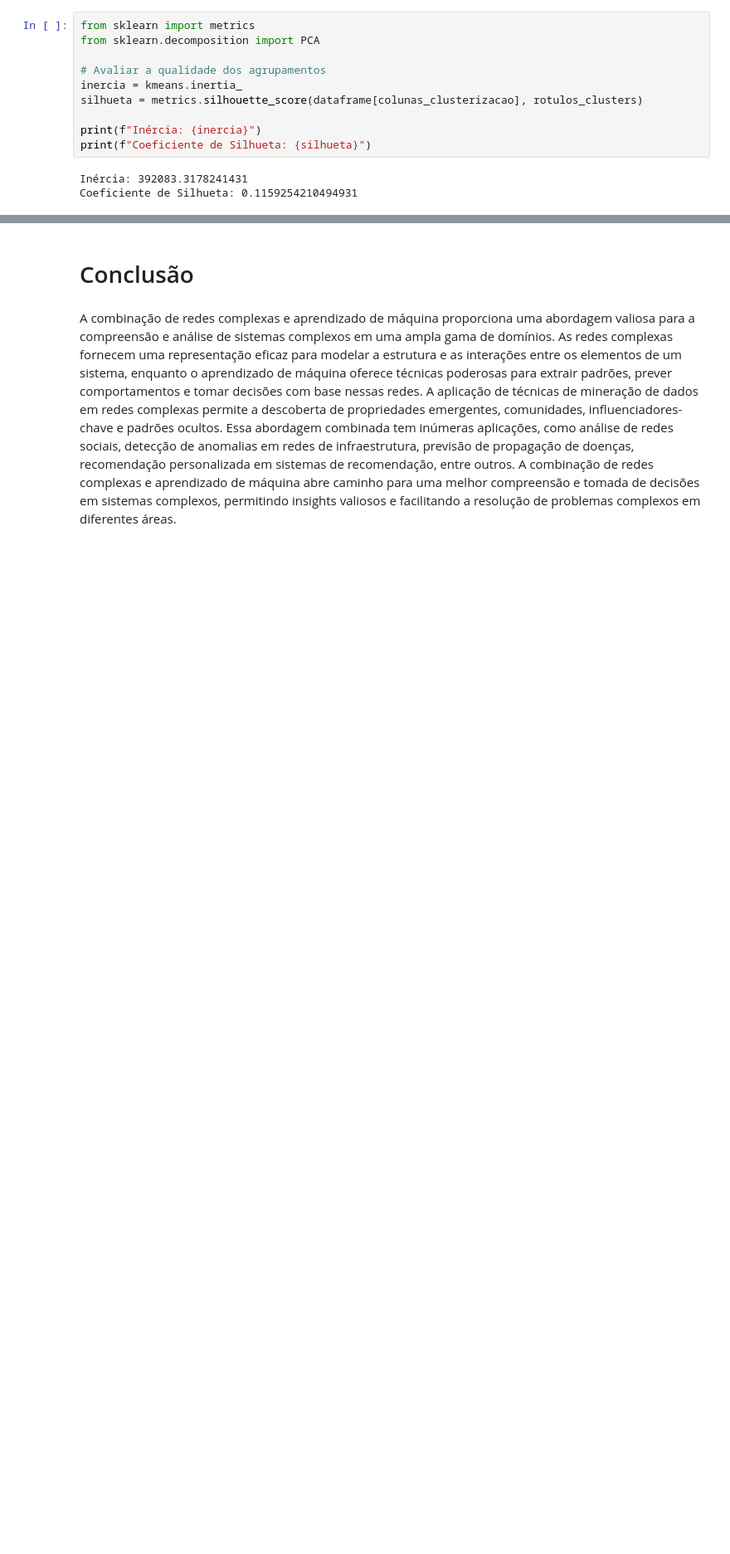
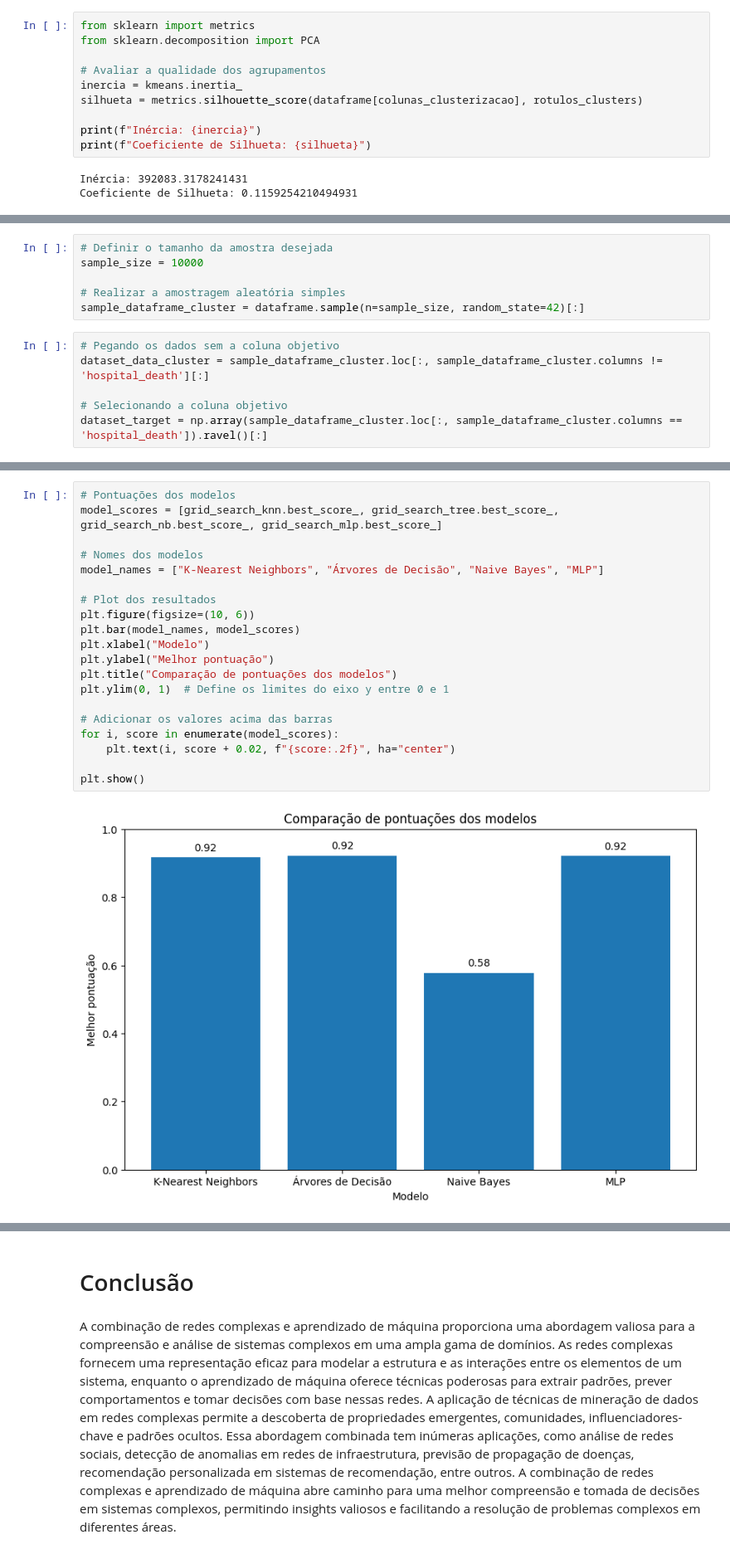
Before and after one commit to ivpinheiro/SME0130-RedesComplexas, a Jupyter notebook: Projeto_Final_Redes_Complexas.ipynb, the cells around one changed output, grey strips where cells are left out. Shown at 83% size. Cells and saved outputs as stored; diff of their text form; blank space fills up the shorter version.

```diff
--- a/Projeto_Final_Redes_Complexas.ipynb
+++ b/Projeto_Final_Redes_Complexas.ipynb
@@ -1100,0 +1108,12 @@ max                                        0.0
+# %%
+# Definir o tamanho da amostra desejada
+sample_size = 10000
+
+# Realizar a amostragem aleatória simples
+sample_dataframe_cluster = dataframe.sample(n=sample_size, random_state=42)[:]
+# %%
+# Pegando os dados sem a coluna objetivo
+dataset_data_cluster = sample_dataframe_cluster.loc[:, sample_dataframe_cluster.columns != 'hospital_death'][:]
+
+# Selecionando a coluna objetivo
+dataset_target = np.array(sample_dataframe_cluster.loc[:, sample_dataframe_cluster.columns == 'hospital_death']).ravel()[:]
@@ -1100,0 +1231,22 @@ max                                        0.0
+# %%
+# Pontuações dos modelos
+model_scores = [grid_search_knn.best_score_, grid_search_tree.best_score_, grid_search_nb.best_score_, grid_search_mlp.best_score_]
+
+# Nomes dos modelos
+model_names = ["K-Nearest Neighbors", "Árvores de Decisão", "Naive Bayes", "MLP"]
+
+# Plot dos resultados
+plt.figure(figsize=(10, 6))
+plt.bar(model_names, model_scores)
+plt.xlabel("Modelo")
+plt.ylabel("Melhor pontuação")
+plt.title("Comparação de pontuações dos modelos")
+plt.ylim(0, 1)  # Define os limites do eixo y entre 0 e 1
+
+# Adicionar os valores acima das barras
+for i, score in enumerate(model_scores):
+    plt.text(i, score + 0.02, f"{score:.2f}", ha="center")
+
+plt.show()
+# %% [output]
+[figure, added]
```
Also changed, not shown: parts of 16 cells of this notebook.
